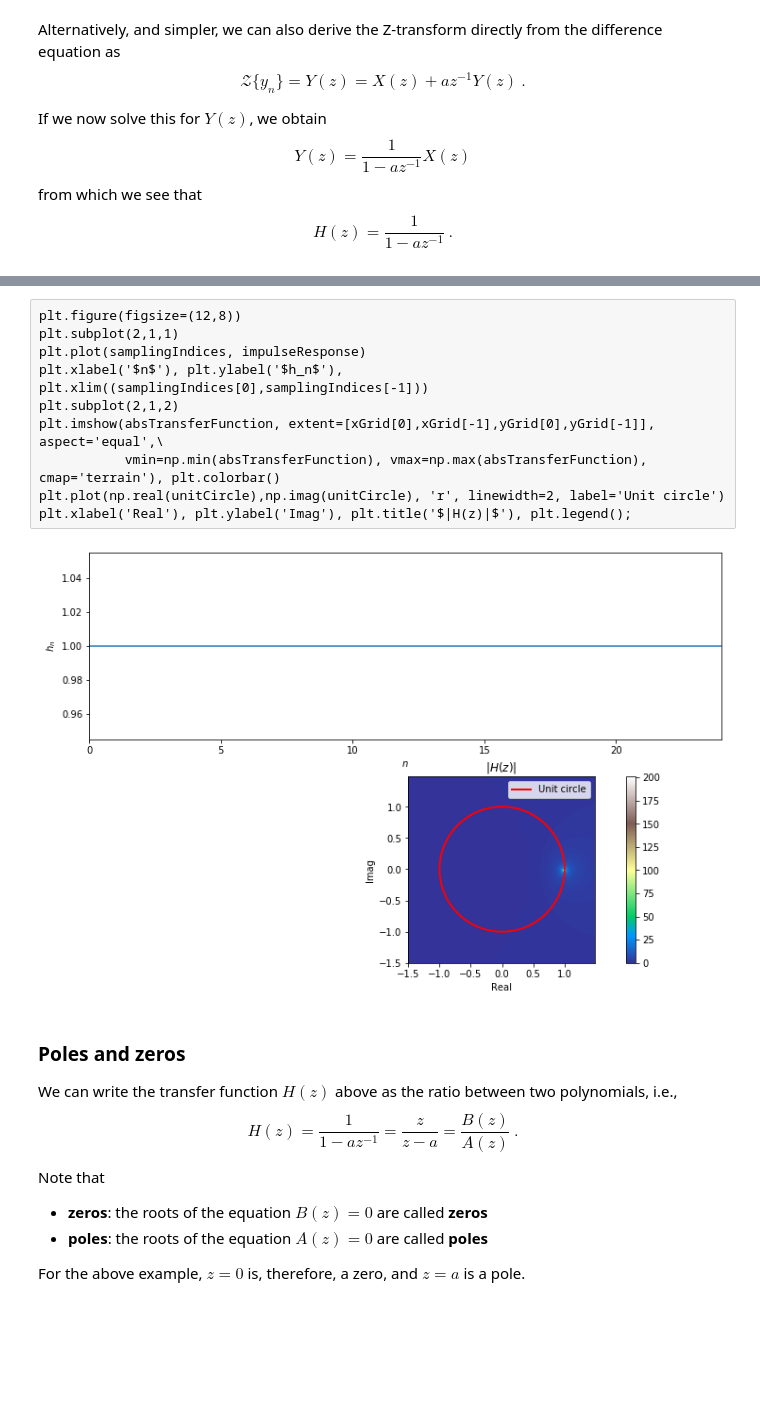
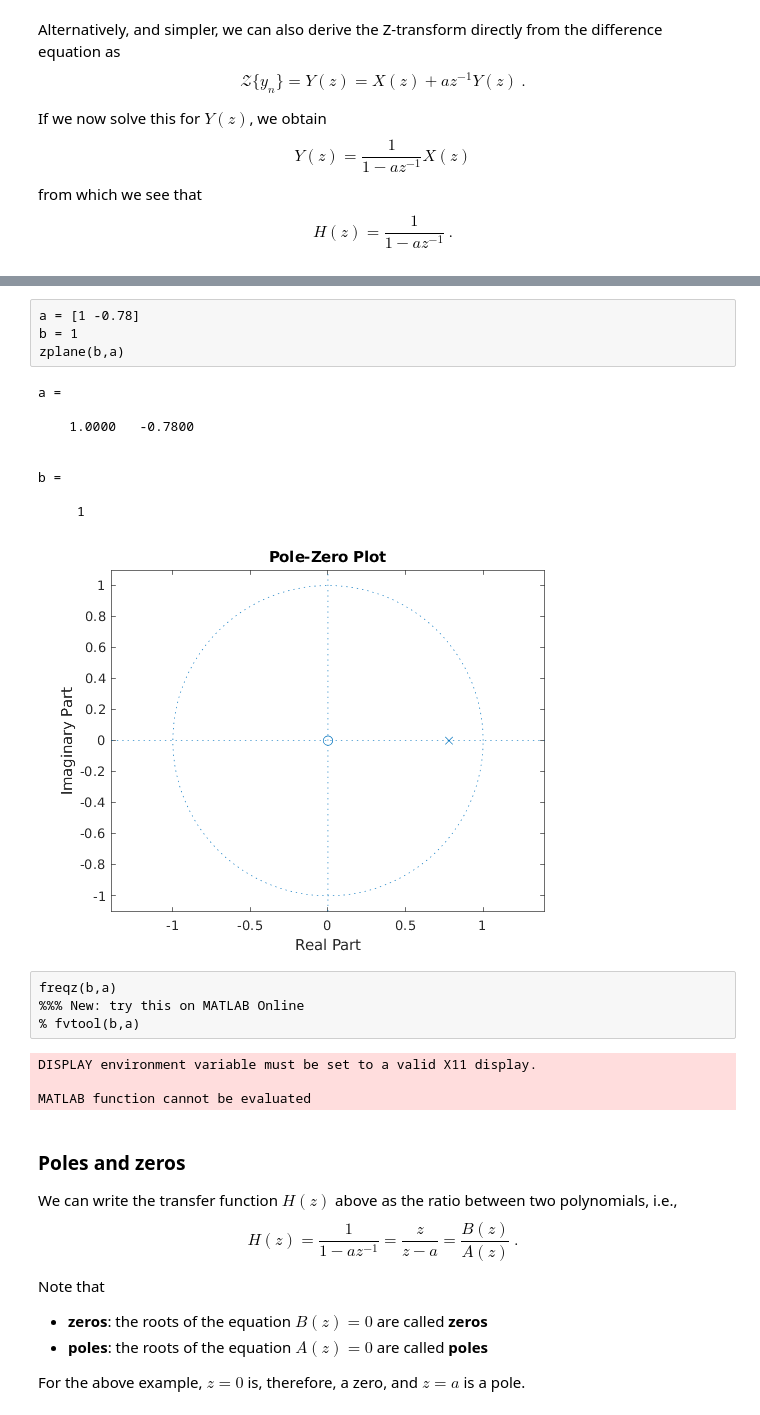
Before and after one commit to SMC-AAU-CPH/med4-ap-matlab, a Jupyter notebook: lecture6_More_About_Filters/apLecture6.ipynb, the cells around one changed output, grey strips where cells are left out. Cells and saved outputs as stored; diff of their text form; blank space fills up the shorter version.

```diff
--- a/lecture6_More_About_Filters/apLecture6.ipynb
+++ b/lecture6_More_About_Filters/apLecture6.ipynb
@@ -410,15 +375,25 @@ unitCircle = np.exp(1j*2*np.pi*np.arange(nGridPoints)/nGridPoints)
-# %%
-plt.figure(figsize=(12,8))
-plt.subplot(2,1,1)
-plt.plot(samplingIndices, impulseResponse)
-plt.xlabel('$n$'), plt.ylabel('$h_n$'), plt.xlim((samplingIndices[0],samplingIndices[-1]))
-plt.subplot(2,1,2)
-plt.imshow(absTransferFunction, extent=[xGrid[0],xGrid[-1],yGrid[0],yGrid[-1]], aspect='equal',\
-           vmin=np.min(absTransferFunction), vmax=np.max(absTransferFunction), cmap='terrain'), plt.colorbar()
-plt.plot(np.real(unitCircle),np.imag(unitCircle), 'r', linewidth=2, label='Unit circle')
-plt.xlabel('Real'), plt.ylabel('Imag'), plt.title('$|H(z)|$'), plt.legend();
-# %% [output]
-[figure, removed]
+# %%
+a = [1 -0.78]
+b = 1
+zplane(b,a)
+# %% [output]
+a =
+
+    1.0000   -0.7800
+
+
+b =
+
+     1
+[figure, added]
+# %%
+freqz(b,a)
+%%% New: try this on MATLAB Online
+% fvtool(b,a)
+# %% [output]
+DISPLAY environment variable must be set to a valid X11 display.
+
+MATLAB function cannot be evaluated
 # %% [markdown]
 ### Poles and zeros
 We can write the transfer function $H(z)$ above as the ratio between two polynomials, i.e.,
```
Also changed, not shown: parts of 6 cells of this notebook.
